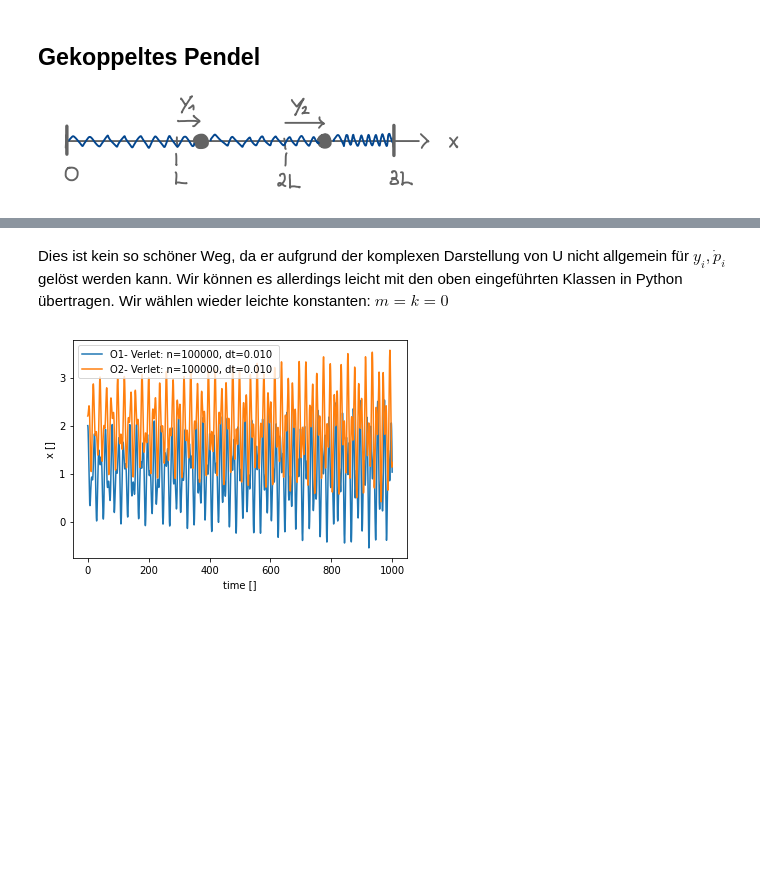
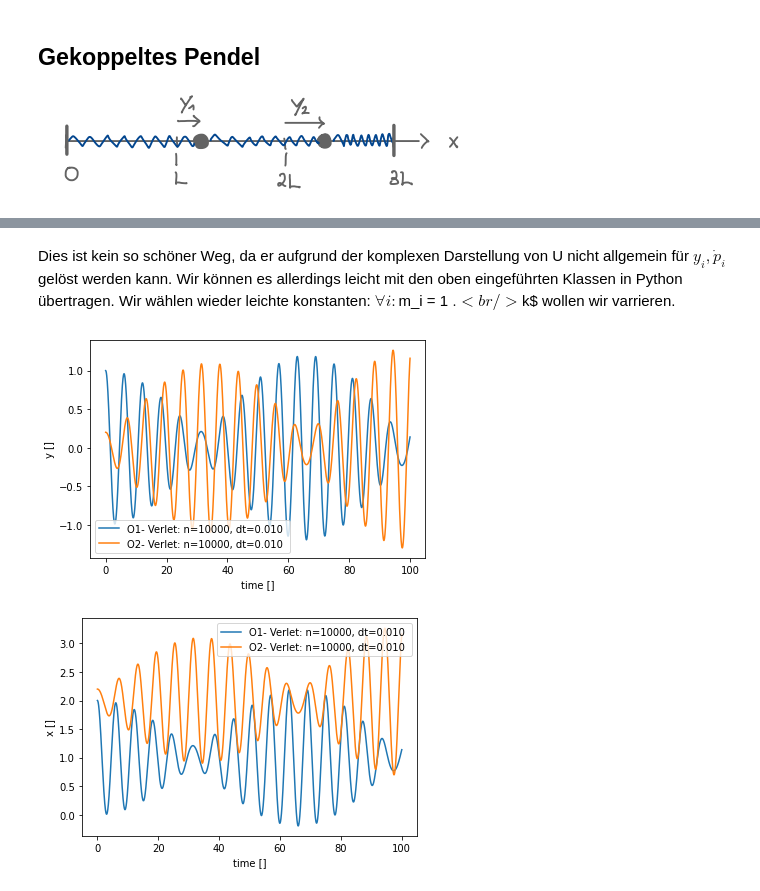
Before and after one commit to TimoWacke/CompyPhy, a Jupyter notebook: Compy Phy.ipynb, the cells around one changed output, grey strips where cells are left out. Saved outputs shown, nothing was run; the diff lists cells and outputs as text; code cells hidden in the pictures; blank space fills up the shorter version.

```diff
--- a/Compy Phy.ipynb
+++ b/Compy Phy.ipynb
@@ -337,14 +337,14 @@ Welche wir mit der Klasse "diffEq" formalisieren:
 # %%
 from DifferentialEquation import diffEq
 
-a = Arith(2)
-b = Arith(0)
-print(f't0: a={a}, b={b}')
+a = Term(2, "a")
+b = Term(0, "b")
+print(f't0: {a}, {b}')
 # wir können nun zB deffinieren, dass d/dt a = b sei:
 diff1 = diffEq(a, b)
 
 # und d/dt b = - a sei:
-diff2 = diffEq(b, Arith(-1) * a)
+diff2 = diffEq(b, Term(-1) * a)
 
 
 # dann können wir d/dt a, d/dt b berechnen lassen, das Ergebnis wird in myDiffEq gespeichert:
@@ -357,7 +357,7 @@ diff2.calculate()
 dt = 0.5
 diff1.apply(dt)
 diff2.apply(dt)
-print(f't1: a={a}, b={b}')
+print(f't1: {a}, {b}')
 
 # über ein paar weitere Zeitschritte können wir eine zu erwartende Bewegung beobachten.
 # diese ist unabhängig von einem Physikalischen Kontext, kann aber ggf einen bestimmten kontext beschreiben.
@@ -368,5 +368,5 @@ for i in range(2, 10):
     diff2.calculate()
     diff1.apply(dt)
     diff2.apply(dt)
-    print(f't{i}: a={a}, b={b}')
+    print(f't{i}: {a}, {b}')
 # %% [output]
@@ -616,45 +618,49 @@ H &= \Big[ \frac{p_1^2}{2m_1} +  \frac{p_2^2}{2m_2} \Big] + \Big[\frac{k}{2} y_1
 $$
 # %% [markdown]
 Dies ist kein so schöner Weg, da er aufgrund der komplexen Darstellung von U nicht allgemein für $y_i, \dot p_i$ gelöst werden kann.
-Wir können es allerdings leicht mit den oben eingeführten Klassen in Python übertragen. Wir wählen wieder leichte konstanten: $m = k = 0$
+Wir können es allerdings leicht mit den oben eingeführten Klassen in Python übertragen. Wir wählen wieder leichte konstanten: $\forall i: $m_i = 1 $.<br/> $k$ wollen wir varrieren.
 # %%
 class Oszilator(Body):
     params = ["x", "y", "p"]
     units = ["", "", ""]
 
     def __init__(self, name:str, L0, y0, p0):
         #Memorize initial for id
-        y = Arith(y0, self.params[1])
-        x = Arith(L0) + y
+        y = Term(y0, self.params[1])
+        x = Term(L0) + y
         x.name = self.params[0]
-        p = Arith(p0, self.params[2])
+        p = Term(p0, self.params[2])
 
         Body.__init__(self, name, [x, y, p])
 
         self.addDifferential(diffEq(target=y,term=p))
 
     def __str__(self):
         return f'{self.name}'
 
     def pretty(self):
-        return  [f'{key}:: {value}' for key, value in self.props]
+        return self.name + " | " + ", ".join([f'{key}:: {value}' for key, value in self.props.items()]) + " | " + ", ".join([f'{diff}' for diff in self.differentials])
 
-    def pretty(self):
-        return self.name + " | " + ", ".join([f'{key}:: {value}' for key, value in self.props.items()]) + " | " + ", ".join([f'{diff}' for diff in self.differentials])
+
+k1 = Term(1, "k1")
+k2 = Term(0.1, "k2")
+k3 = Term(1, "k3")
 
 osz1 = Oszilator("O1", 1, 1, 0)
 osz2 = Oszilator("O2", 2, 0.2, 0)
 
-
-osz1.addDifferential(diffEq(target=osz1.props["p"], term=Arith(0.1) * (osz2.props["y"] - (Arith(2) *  osz1.props["y"]))))
-osz1.addDifferential(diffEq(target=osz2.props["p"], term=Arith(0.1) * (osz1.props["y"] - (Arith(2) *  osz2.props["y"]))))
+osz1.addDifferential(diffEq(target=osz1.props["p"], term=(k2 * osz2.props["y"]) - ((k1 + k2) *  osz1.props["y"])))
+osz1.addDifferential(diffEq(target=osz2.props["p"], term=(k2 * osz1.props["y"]) - ((k3 + k2) *  osz2.props["y"])))
 
 
+enddtime = 100
+verlet = VerletSimulation([osz1, osz2], enddtime, enddtime * 100)
 
-enddtime = 1000
-verlet = VerletSimulation([osz1, osz2], enddtime, enddtime * 100)
 verlet.simulate()
 pltr = Plotter([verlet])
+
+pltr.plotPropOverTime("y")
 pltr.plotPropOverTime("x")
 # %% [output]
-[figure, old version]
+[figure, new version]
+[figure, added]
```
Also changed, not shown: parts of 5 cells of this notebook, 5 other files.
